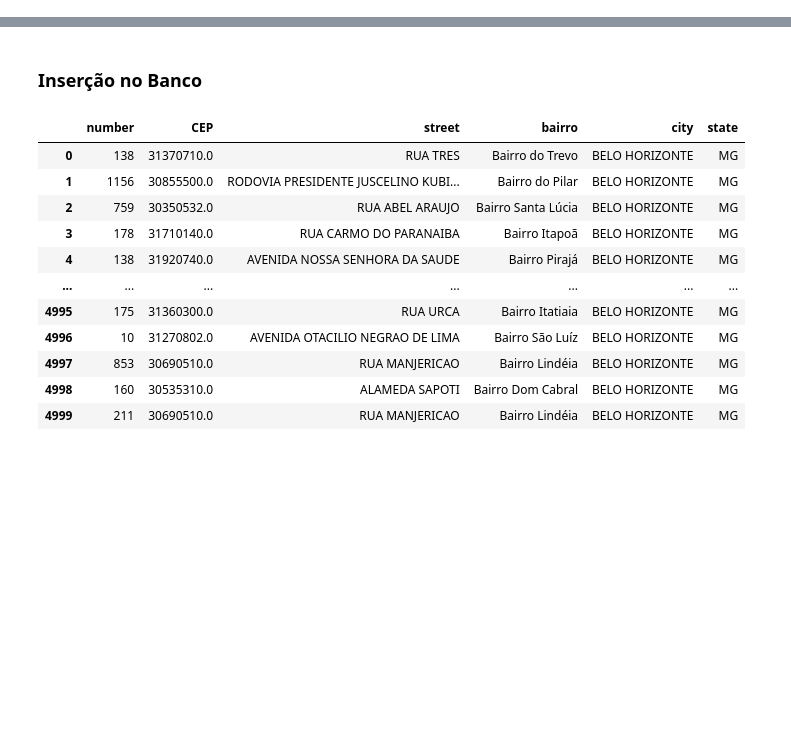
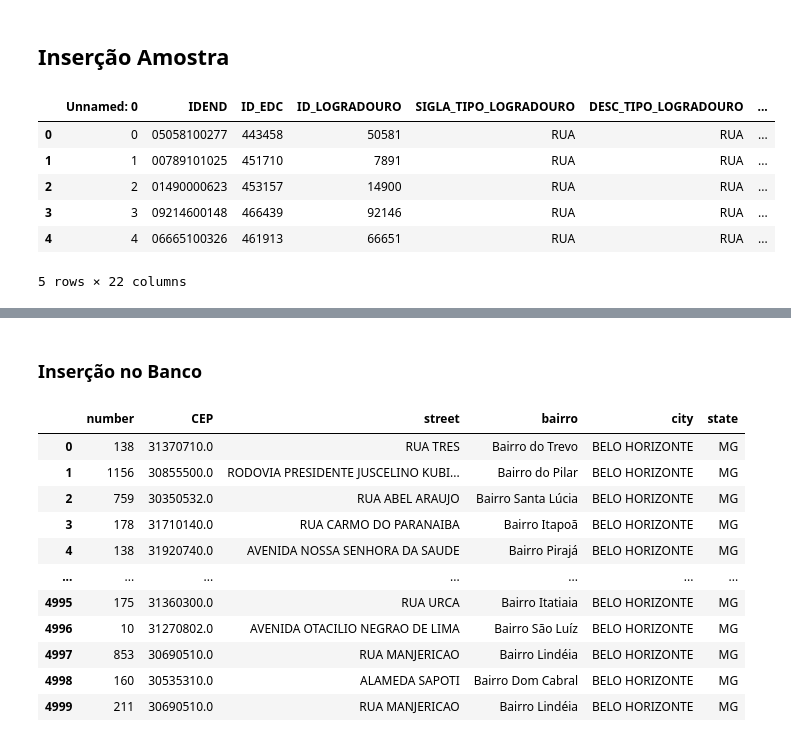
Before and after one commit to AnaLuiza241/analises-apis, a Jupyter notebook: Análise das APIs BH/padronizacaoDados.ipynb, the cells around one changed output, grey strips where cells are left out. Cells and saved outputs as stored; diff of their text form; code cells hidden in the pictures; blank space fills up the shorter version.

Commit message:
insercao base completa

```diff
--- a/Análise das APIs BH/padronizacaoDados.ipynb
+++ b/Análise das APIs BH/padronizacaoDados.ipynb
@@ -1,8 +58,19 @@
+# %% [markdown]
+## Inserção Amostra
 # %%
 import pandas as pd
 # %%
 amostra = pd.read_csv('..\csv\amostraBH5mil.csv')
-#amostra.head()
+#amostra = pd.read_csv('../csv/baseBHtransformada.csv')
+amostra.head()
+# %% [output]
+|  | Unnamed: 0 | IDEND | ID_EDC | ID_LOGRADOURO | SIGLA_TIPO_LOGRADOURO | DESC_TIPO_LOGRADOURO | ... |
+| 0 | 0 | 05058100277 | 443458 | 50581 | RUA | RUA | ... |
+| 1 | 1 | 00789101025 | 451710 | 7891 | RUA | RUA | ... |
+| 2 | 2 | 01490000623 | 453157 | 14900 | RUA | RUA | ... |
+| 3 | 3 | 09214600148 | 466439 | 92146 | RUA | RUA | ... |
+| 4 | 4 | 06665100326 | 461913 | 66651 | RUA | RUA | ... |
+5 rows × 22 columns
 # %%
 amostra.columns
 # %% [output]
```
Also changed, not shown: parts of 14 cells of this notebook, 1 other file.
